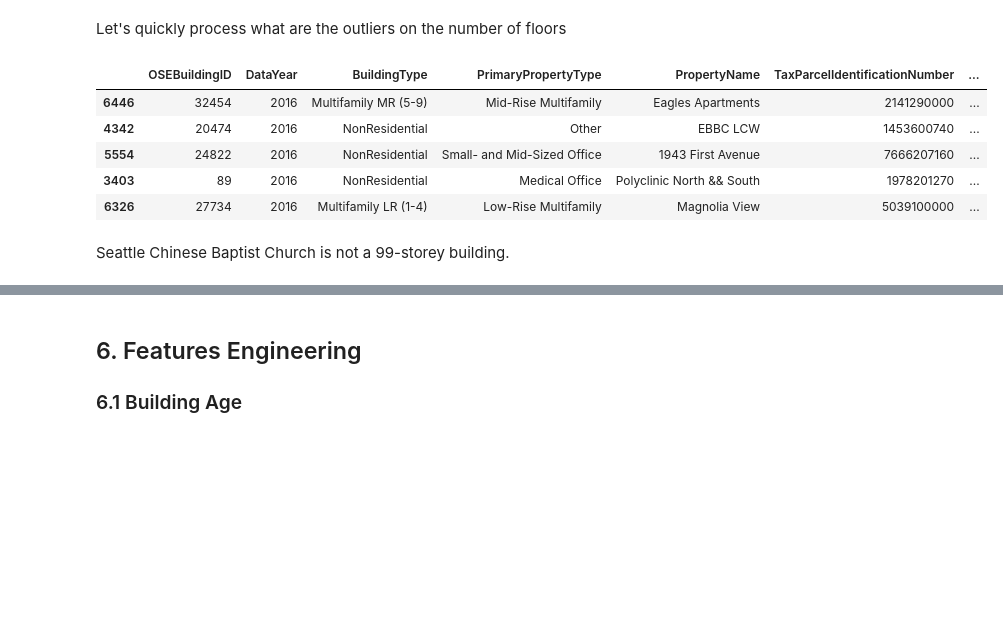
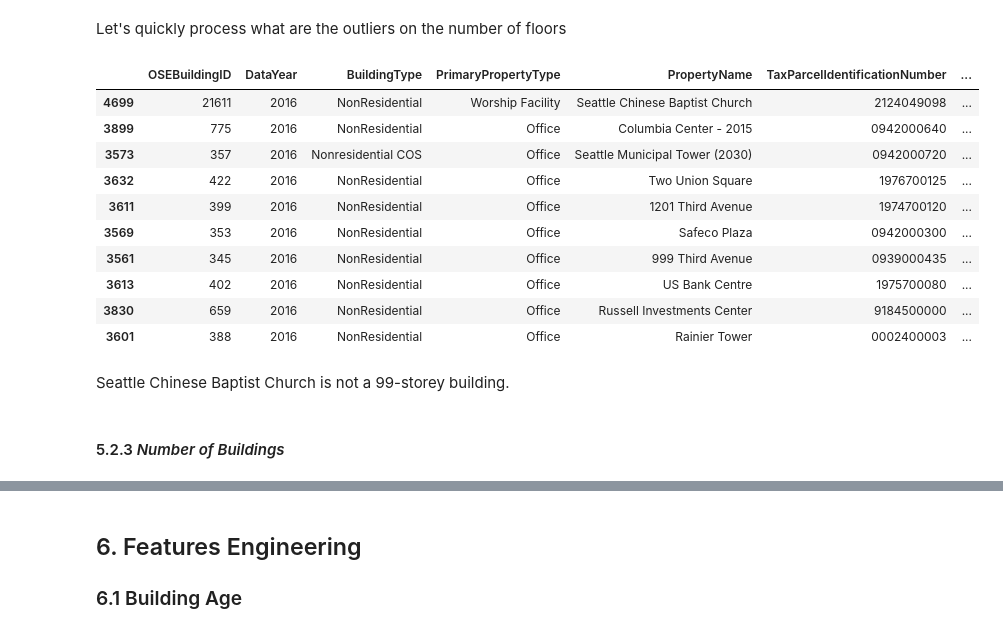
Before and after one commit to mariusbiteau/Buildings_Electrical-Consumption_CO2-Emissions_Prediction, a Jupyter notebook: Buildings_Electrical_Consumption_CO2_Emissions_Prediction.ipynb, the cells around one changed output, grey strips where cells are left out. Drawn from its saved outputs; the diff is of its cells as text; code cells hidden in the pictures; blank space fills up the shorter version.

```diff
--- a/Buildings_Electrical_Consumption_CO2_Emissions_Prediction.ipynb
+++ b/Buildings_Electrical_Consumption_CO2_Emissions_Prediction.ipynb
@@ -621,0 +630,14 @@ New dataframe shape :  (1580, 37)
+# %%
+df2.loc[df2["PrimaryPropertyType"] == "Restaurant\n", "PrimaryPropertyType"] = 'Restaurant'
+df2.loc[df2["PrimaryPropertyType"] == "Non-Refrigerated Warehouse", "PrimaryPropertyType"] = 'Warehouse'
+df2.loc[df2["PrimaryPropertyType"] == "Refrigerated Warehouse", "PrimaryPropertyType"] = 'Warehouse'
+df2.loc[df2["PrimaryPropertyType"] == "Self-Storage Facility", "PrimaryPropertyType"] = 'Warehouse'
+df2.loc[df2["PrimaryPropertyType"] == "Large Office", "PrimaryPropertyType"] = 'Office'
+df2.loc[df2["PrimaryPropertyType"] == "Small- and Mid-Sized Office", "PrimaryPropertyType"] = 'Office'
+df2.loc[df2["PrimaryPropertyType"] == "Medical Office", "PrimaryPropertyType"] = 'Office'
+df2.loc[df2["PrimaryPropertyType"] == "K-12 School", "PrimaryPropertyType"] = 'School/University'
+df2.loc[df2["PrimaryPropertyType"] == "University", "PrimaryPropertyType"] = 'School/University'
+df2.loc[df2["PrimaryPropertyType"] == "Mixed Use Property", "PrimaryPropertyType"] = 'Other'
+df2.loc[df2["PrimaryPropertyType"] == "Retail Store", "PrimaryPropertyType"] = 'Supermarket/Grocery/Retail Store'
+df2.loc[df2["PrimaryPropertyType"] == "Supermarket / Grocery Store", "PrimaryPropertyType"] = 'Supermarket/Grocery/Retail Store'
+df2 = df2[~df2['PrimaryPropertyType'].isin(["Low-Rise Multifamily", "Residence Hall"])]
@@ -673,13 +711,18 @@ df2 = df2[df2['SiteEnergyUse(kBtu)'] > 0]
 # %% [markdown]
 Let's quickly process what are the outliers on the number of floors
 # %%
-df2.sort_values(by='NumberofBuildings', ascending=True).head()
+df2.sort_values(by='NumberofFloors', ascending=False).head(10)
 # %% [output]
 |  | OSEBuildingID | DataYear | BuildingType | PrimaryPropertyType | PropertyName | TaxParcelIdentificationNumber | ... |
-| 6446 | 32454 | 2016 | Multifamily MR (5-9) | Mid-Rise Multifamily | Eagles Apartments | 2141290000 | ... |
-| 4342 | 20474 | 2016 | NonResidential | Other | EBBC LCW | 1453600740 | ... |
-| 5554 | 24822 | 2016 | NonResidential | Small- and Mid-Sized Office | 1943 First Avenue | 7666207160 | ... |
-| 3403 | 89 | 2016 | NonResidential | Medical Office | Polyclinic North && South | 1978201270 | ... |
-| 6326 | 27734 | 2016 | Multifamily LR (1-4) | Low-Rise Multifamily | Magnolia View | 5039100000 | ... |
+| 4699 | 21611 | 2016 | NonResidential | Worship Facility | Seattle Chinese Baptist Church | 2124049098 | ... |
+| 3899 | 775 | 2016 | NonResidential | Office | Columbia Center - 2015 | 0942000640 | ... |
+| 3573 | 357 | 2016 | Nonresidential COS | Office | Seattle Municipal Tower (2030) | 0942000720 | ... |
+| 3632 | 422 | 2016 | NonResidential | Office | Two Union Square | 1976700125 | ... |
+| 3611 | 399 | 2016 | NonResidential | Office | 1201 Third Avenue | 1974700120 | ... |
+| 3569 | 353 | 2016 | NonResidential | Office | Safeco Plaza | 0942000300 | ... |
+| 3561 | 345 | 2016 | NonResidential | Office | 999 Third Avenue | 0939000435 | ... |
+| 3613 | 402 | 2016 | NonResidential | Office | US Bank Centre | 1975700080 | ... |
+| 3830 | 659 | 2016 | NonResidential | Office | Russell Investments Center | 9184500000 | ... |
+| 3601 | 388 | 2016 | NonResidential | Office | Rainier Tower | 0002400003 | ... |
 # %% [markdown]
 Seattle Chinese Baptist Church is not a 99-storey building.
@@ -687,0 +731,2 @@ df2 = df2[df2['NumberofFloors'] <= 76]
+# %% [markdown]
+#### 5.2.3 *Number of Buildings*
```
Also changed, not shown: parts of 46 cells of this notebook.
